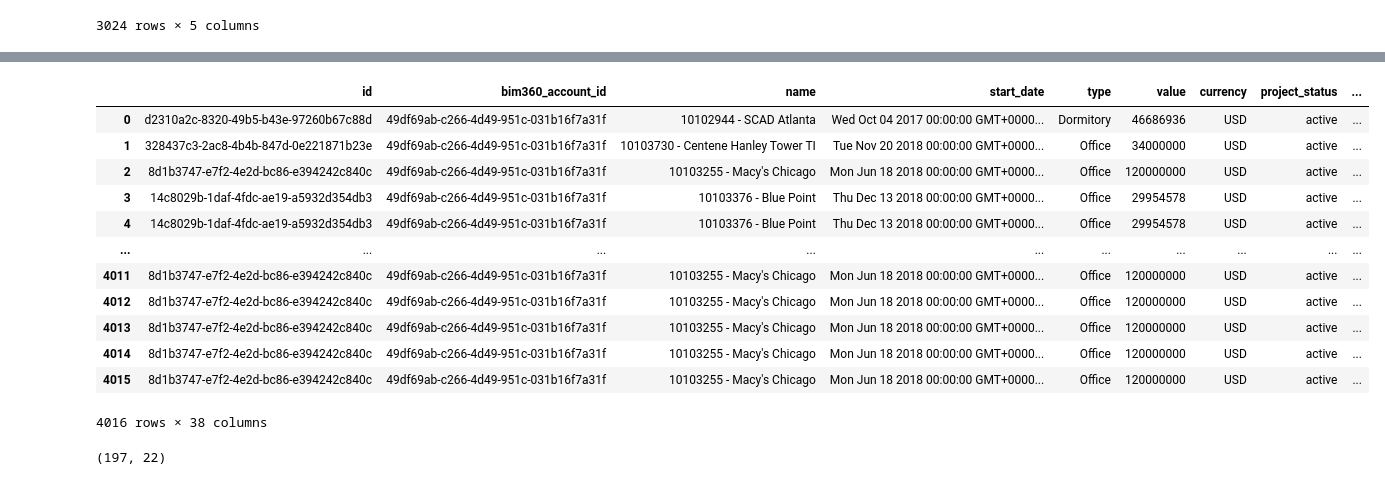
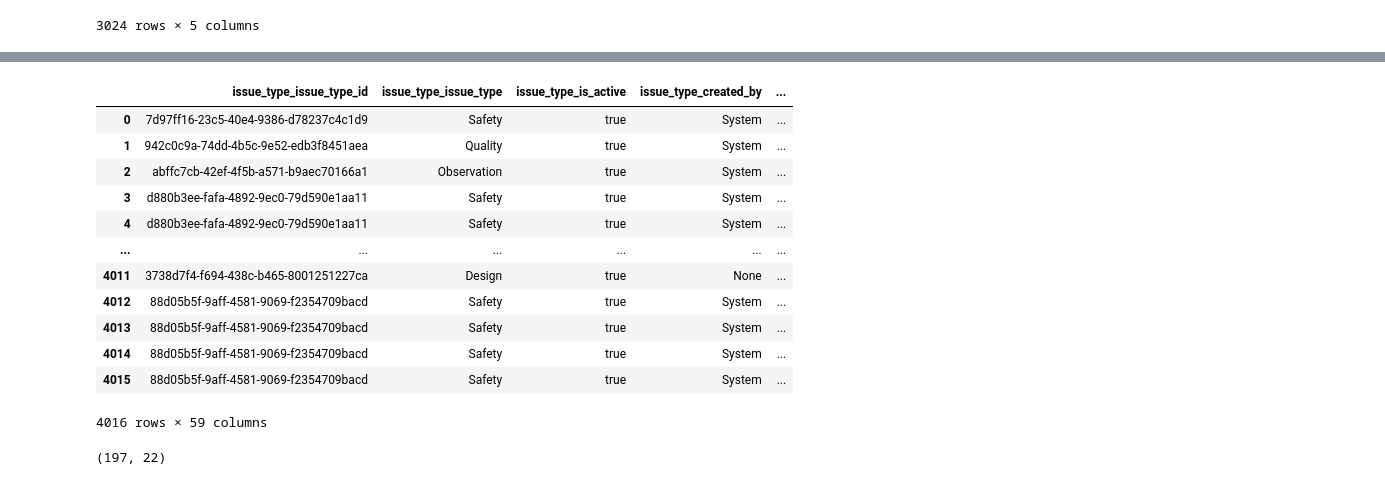
Before and after one commit to zigot1/PROJECT_02, a Jupyter notebook: data_import_sql_alchemy.ipynb, the cells around one changed output, grey strips where cells are left out. Saved outputs shown, nothing was run; the diff lists cells and outputs as text; code cells hidden in the pictures.

```diff
--- a/data_import_sql_alchemy.ipynb
+++ b/data_import_sql_alchemy.ipynb
@@ -192,48 +201,48 @@ import csv
 #from sqlalchemy.orm import sessionmaker
 #Session = sessionmaker(bind = engine)
 
 
 #session = Session()
 
 #outfile = open('mydump.csv', 'wb')
 #outcsv = csv.writer(outfile)
 
 #cursor = engine.execute('select * from admin_projects')
 
 # dump column titles (optional)
 #outcsv.writerow(x[0] for x in cursor.description)
 # dump rows
 #outcsv.writerows(cursor.fetchall())
 
 #outfile.close()
 
 
 
 #with open('data/csv/dump.csv', 'w') as f:
 #    out = csv.writer(f)
 #    out.writerow(['zip', 'latitude', 'longitude', 'city', 'state', 'county', 'other_info'])
 #
 #    for item in session.query(Queue).all():
 #        out.writerow([item.zip, item.latitude, item.longitude, item.city, item.state, item.county, item.other_info])
 
 
 #dumpfile_df['zip'] = dumpfile_df['zip'].astype('str')
-dumpfile_df.to_csv('data/csv/file1.csv')
-dumpfile_df
+masterfile_df.to_csv('data/csv/master_table.csv')
+masterfile_df
 # %% [output]
-|  | id | bim360_account_id | name | start_date | type | value | currency | project_status | ... |
-| 0 | d2310a2c-8320-49b5-b43e-97260b67c88d | 49df69ab-c266-4d49-951c-031b16f7a31f | 10102944 - SCAD Atlanta | Wed Oct 04 2017 00:00:00 GMT+0000... | Dormitory | 46686936 | USD | active | ... |
-| 1 | 328437c3-2ac8-4b4b-847d-0e221871b23e | 49df69ab-c266-4d49-951c-031b16f7a31f | 10103730 - Centene Hanley Tower TI | Tue Nov 20 2018 00:00:00 GMT+0000... | Office | 34000000 | USD | active | ... |
-| 2 | 8d1b3747-e7f2-4e2d-bc86-e394242c840c | 49df69ab-c266-4d49-951c-031b16f7a31f | 10103255 - Macy's Chicago | Mon Jun 18 2018 00:00:00 GMT+0000... | Office | 120000000 | USD | active | ... |
-| 3 | 14c8029b-1daf-4fdc-ae19-a5932d354db3 | 49df69ab-c266-4d49-951c-031b16f7a31f | 10103376 - Blue Point | Thu Dec 13 2018 00:00:00 GMT+0000... | Office | 29954578 | USD | active | ... |
-| 4 | 14c8029b-1daf-4fdc-ae19-a5932d354db3 | 49df69ab-c266-4d49-951c-031b16f7a31f | 10103376 - Blue Point | Thu Dec 13 2018 00:00:00 GMT+0000... | Office | 29954578 | USD | active | ... |
-| ... | ... | ... | ... | ... | ... | ... | ... | ... | ... |
-| 4011 | 8d1b3747-e7f2-4e2d-bc86-e394242c840c | 49df69ab-c266-4d49-951c-031b16f7a31f | 10103255 - Macy's Chicago | Mon Jun 18 2018 00:00:00 GMT+0000... | Office | 120000000 | USD | active | ... |
-| 4012 | 8d1b3747-e7f2-4e2d-bc86-e394242c840c | 49df69ab-c266-4d49-951c-031b16f7a31f | 10103255 - Macy's Chicago | Mon Jun 18 2018 00:00:00 GMT+0000... | Office | 120000000 | USD | active | ... |
-| 4013 | 8d1b3747-e7f2-4e2d-bc86-e394242c840c | 49df69ab-c266-4d49-951c-031b16f7a31f | 10103255 - Macy's Chicago | Mon Jun 18 2018 00:00:00 GMT+0000... | Office | 120000000 | USD | active | ... |
-| 4014 | 8d1b3747-e7f2-4e2d-bc86-e394242c840c | 49df69ab-c266-4d49-951c-031b16f7a31f | 10103255 - Macy's Chicago | Mon Jun 18 2018 00:00:00 GMT+0000... | Office | 120000000 | USD | active | ... |
-| 4015 | 8d1b3747-e7f2-4e2d-bc86-e394242c840c | 49df69ab-c266-4d49-951c-031b16f7a31f | 10103255 - Macy's Chicago | Mon Jun 18 2018 00:00:00 GMT+0000... | Office | 120000000 | USD | active | ... |
+|  | issue_type_issue_type_id | issue_type_issue_type | issue_type_is_active | issue_type_created_by | ... |
+| 0 | 7d97ff16-23c5-40e4-9386-d78237c4c1d9 | Safety | true | System | ... |
+| 1 | 942c0c9a-74dd-4b5c-9e52-edb3f8451aea | Quality | true | System | ... |
+| 2 | abffc7cb-42ef-4f5b-a571-b9aec70166a1 | Observation | true | System | ... |
+| 3 | d880b3ee-fafa-4892-9ec0-79d590e1aa11 | Safety | true | System | ... |
+| 4 | d880b3ee-fafa-4892-9ec0-79d590e1aa11 | Safety | true | System | ... |
+| ... | ... | ... | ... | ... | ... |
+| 4011 | 3738d7f4-f694-438c-b465-8001251227ca | Design | true | None | ... |
+| 4012 | 88d05b5f-9aff-4581-9069-f2354709bacd | Safety | true | System | ... |
+| 4013 | 88d05b5f-9aff-4581-9069-f2354709bacd | Safety | true | System | ... |
+| 4014 | 88d05b5f-9aff-4581-9069-f2354709bacd | Safety | true | System | ... |
+| 4015 | 88d05b5f-9aff-4581-9069-f2354709bacd | Safety | true | System | ... |
-4016 rows × 38 columns
+4016 rows × 59 columns
 # %%
 clean_df_1.shape
 # %% [output]
```
Also changed, not shown: parts of 1 cell of this notebook, 2 other files.
